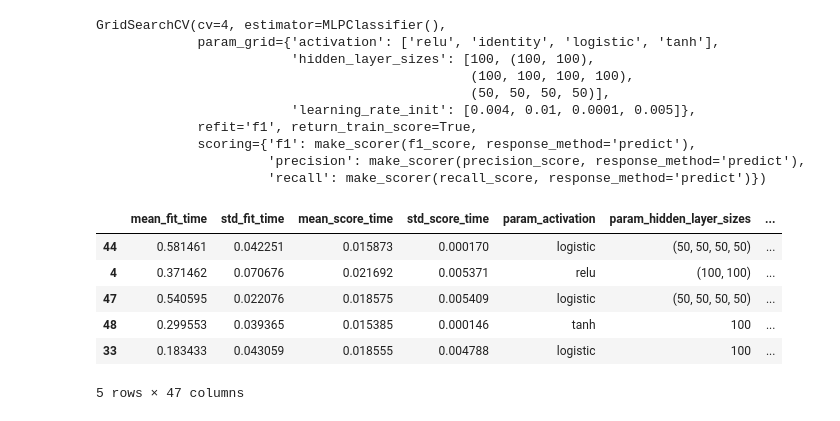
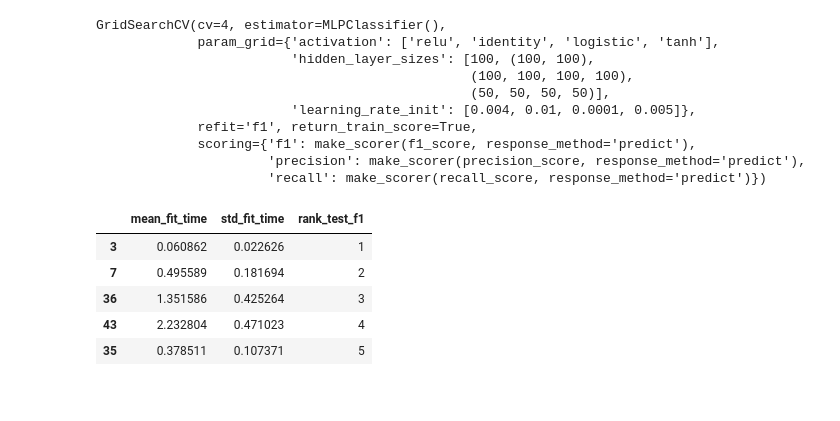
Before and after one commit to rhavyyz/ic_MLP, a Jupyter notebook: main.ipynb, the cells around one changed output. Cells and saved outputs as stored; diff of their text form; code cells hidden in the pictures.

```diff
--- a/main.ipynb
+++ b/main.ipynb
@@ -208,20 +230,19 @@ GridSearchCV(cv=4, estimator=MLPClassifier(),
 # %%
 """
     Tabela de resultados das cross validation
 
 
     Temos como tempo de convergencia do modelo ideal a medida de "mean_fit_time" do primeiro rankeado
 """
 
-pd.DataFrame(grid.cv_results_).sort_values("rank_test_f1").head(5)
+pd.DataFrame(grid.cv_results_).sort_values("rank_test_f1").head(5)[["mean_fit_time", "std_fit_time", "rank_test_f1"]]
 # %% [output]
-|  | mean_fit_time | std_fit_time | mean_score_time | std_score_time | param_activation | param_hidden_layer_sizes | ... |
-| 44 | 0.581461 | 0.042251 | 0.015873 | 0.000170 | logistic | (50, 50, 50, 50) | ... |
-| 4 | 0.371462 | 0.070676 | 0.021692 | 0.005371 | relu | (100, 100) | ... |
-| 47 | 0.540595 | 0.022076 | 0.018575 | 0.005409 | logistic | (50, 50, 50, 50) | ... |
-| 48 | 0.299553 | 0.039365 | 0.015385 | 0.000146 | tanh | 100 | ... |
-| 33 | 0.183433 | 0.043059 | 0.018555 | 0.004788 | logistic | 100 | ... |
+|  | mean_fit_time | std_fit_time | rank_test_f1 |
+| 3 | 0.060862 | 0.022626 | 1 |
+| 7 | 0.495589 | 0.181694 | 2 |
+| 36 | 1.351586 | 0.425264 | 3 |
+| 43 | 2.232804 | 0.471023 | 4 |
+| 35 | 0.378511 | 0.107371 | 5 |
-5 rows × 47 columns
 # %%
 """
     Gerando predição para dataset de Treinmento
```
Also changed, not shown: parts of 9 cells of this notebook.
